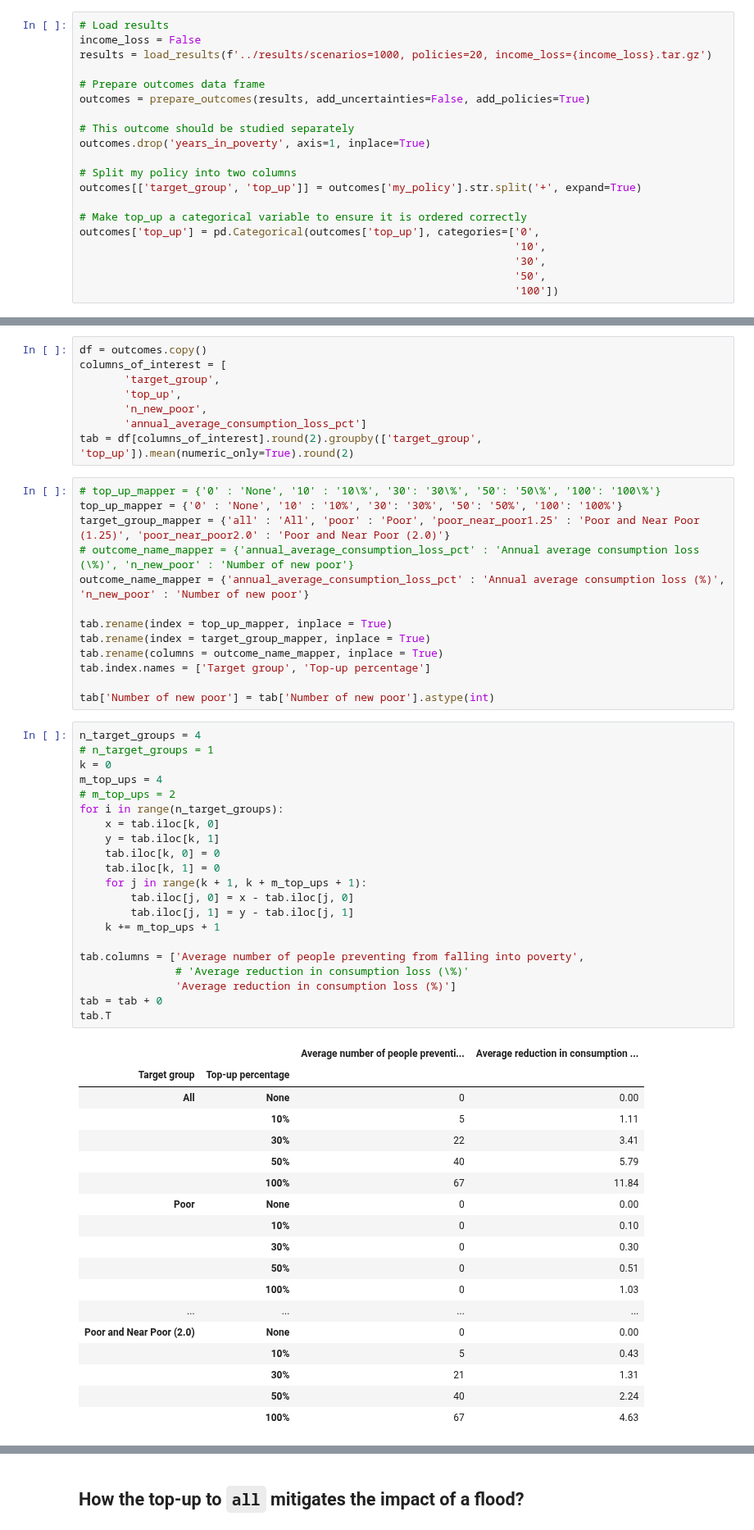
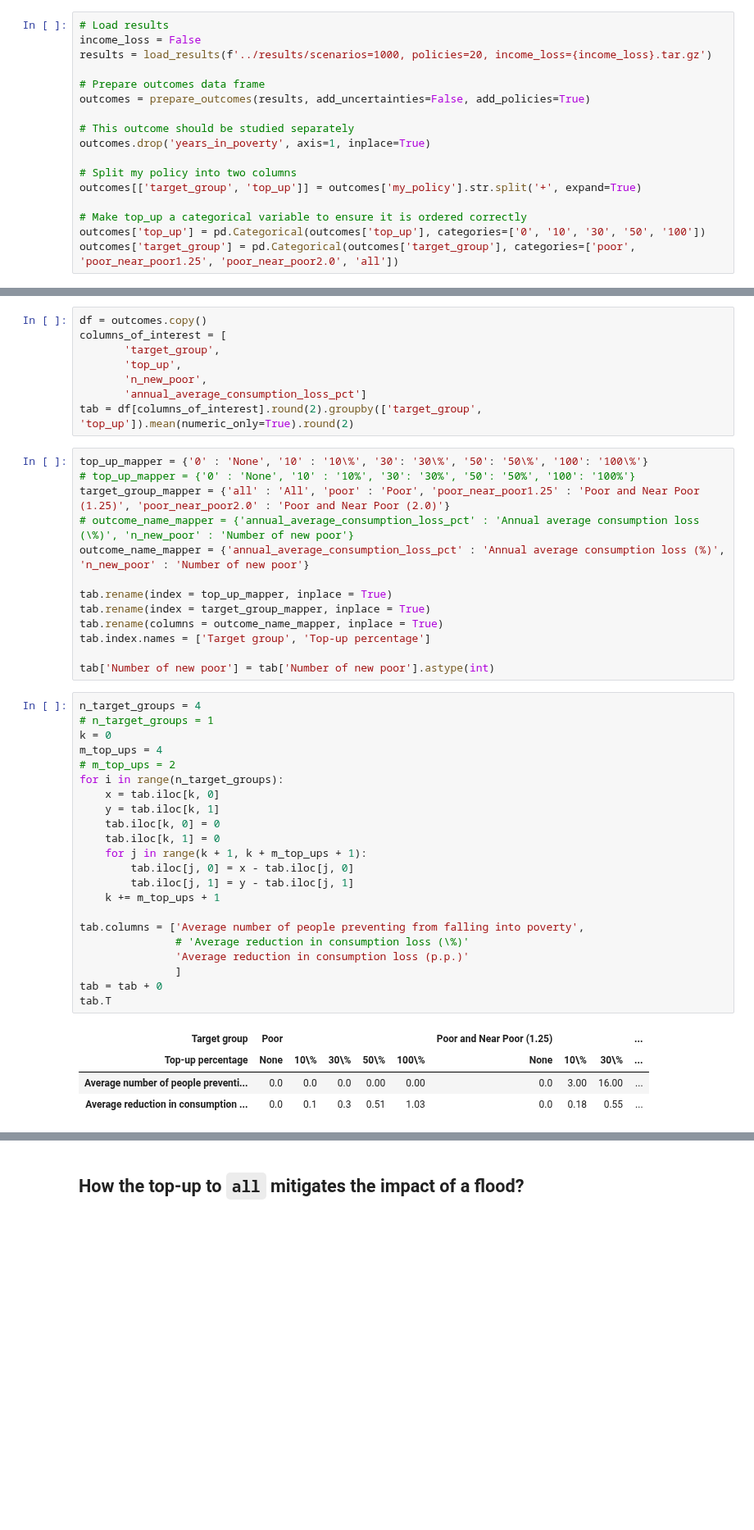
Before and after one commit to mikhailsirenko/unbreakable, a Jupyter notebook: notebooks/policy_analysis.ipynb, the cells around one changed output, grey strips where cells are left out. Shown at 82% size. Cells and saved outputs as stored; diff of their text form; blank space fills up the shorter version.

```diff
--- a/notebooks/policy_analysis.ipynb
+++ b/notebooks/policy_analysis.ipynb
@@ -36,11 +41,8 @@ outcomes.drop('years_in_poverty', axis=1, inplace=True)
 outcomes[['target_group', 'top_up']] = outcomes['my_policy'].str.split('+', expand=True)
 
 # Make top_up a categorical variable to ensure it is ordered correctly
-outcomes['top_up'] = pd.Categorical(outcomes['top_up'], categories=['0',
-                                                                    '10',
-                                                                    '30',
-                                                                    '50',
-                                                                    '100'])
+outcomes['top_up'] = pd.Categorical(outcomes['top_up'], categories=['0', '10', '30', '50', '100'])
+outcomes['target_group'] = pd.Categorical(outcomes['target_group'], categories=['poor', 'poor_near_poor1.25', 'poor_near_poor2.0', 'all'])
 # %% [markdown]
 ## What is the impact of top-ups across target groups and districts?
 # %%
@@ -52,8 +54,8 @@ columns_of_interest = [
        'annual_average_consumption_loss_pct']
 tab = df[columns_of_interest].round(2).groupby(['target_group', 'top_up']).mean(numeric_only=True).round(2)
 # %%
-# top_up_mapper = {'0' : 'None', '10' : '10\%', '30': '30\%', '50': '50\%', '100': '100\%'}
-top_up_mapper = {'0' : 'None', '10' : '10%', '30': '30%', '50': '50%', '100': '100%'}
+top_up_mapper = {'0' : 'None', '10' : '10\%', '30': '30\%', '50': '50\%', '100': '100\%'}
+# top_up_mapper = {'0' : 'None', '10' : '10%', '30': '30%', '50': '50%', '100': '100%'}
 target_group_mapper = {'all' : 'All', 'poor' : 'Poor', 'poor_near_poor1.25' : 'Poor and Near Poor (1.25)', 'poor_near_poor2.0' : 'Poor and Near Poor (2.0)'}
 # outcome_name_mapper = {'annual_average_consumption_loss_pct' : 'Annual average consumption loss (\%)', 'n_new_poor' : 'Number of new poor'}
 outcome_name_mapper = {'annual_average_consumption_loss_pct' : 'Annual average consumption loss (%)', 'n_new_poor' : 'Number of new poor'}
@@ -67,41 +69,28 @@ tab['Number of new poor'] = tab['Number of new poor'].astype(int)
 # %%
 n_target_groups = 4
 # n_target_groups = 1
 k = 0
 m_top_ups = 4
 # m_top_ups = 2
 for i in range(n_target_groups):
     x = tab.iloc[k, 0]
     y = tab.iloc[k, 1]
     tab.iloc[k, 0] = 0
     tab.iloc[k, 1] = 0
     for j in range(k + 1, k + m_top_ups + 1):
         tab.iloc[j, 0] = x - tab.iloc[j, 0]
         tab.iloc[j, 1] = y - tab.iloc[j, 1]
     k += m_top_ups + 1
 
 tab.columns = ['Average number of people preventing from falling into poverty',
                # 'Average reduction in consumption loss (\%)'
-               'Average reduction in consumption loss (%)']
+               'Average reduction in consumption loss (p.p.)'
+               ]
 tab = tab + 0
 tab.T
 # %% [output]
-|  |  | Average number of people preventi... | Average reduction in consumption ... |
-| Target group | Top-up percentage |  |  |
-| All | None | 0 | 0.00 |
-|  | 10% | 5 | 1.11 |
-|  | 30% | 22 | 3.41 |
-|  | 50% | 40 | 5.79 |
-|  | 100% | 67 | 11.84 |
-| Poor | None | 0 | 0.00 |
-|  | 10% | 0 | 0.10 |
-|  | 30% | 0 | 0.30 |
-|  | 50% | 0 | 0.51 |
-|  | 100% | 0 | 1.03 |
-| ... | ... | ... | ... |
-| Poor and Near Poor (2.0) | None | 0 | 0.00 |
-|  | 10% | 5 | 0.43 |
-|  | 30% | 21 | 1.31 |
-|  | 50% | 40 | 2.24 |
-|  | 100% | 67 | 4.63 |
+| Target group | Poor |  |  |  |  | Poor and Near Poor (1.25) |  |  | ... |
+| Top-up percentage | None | 10\% | 30\% | 50\% | 100\% | None | 10\% | 30\% | ... |
+| Average number of people preventi... | 0.0 | 0.0 | 0.0 | 0.00 | 0.00 | 0.0 | 3.00 | 16.00 | ... |
+| Average reduction in consumption ... | 0.0 | 0.1 | 0.3 | 0.51 | 1.03 | 0.0 | 0.18 | 0.55 | ... |
 # %%
```
Also changed, not shown: parts of 5 cells of this notebook, 9 other files.
